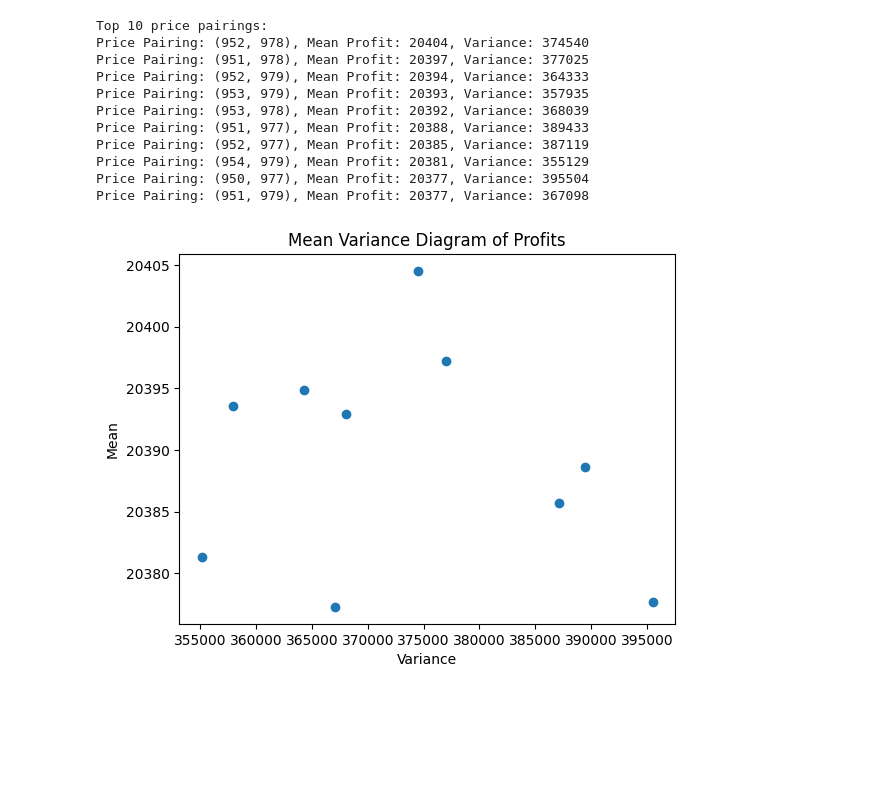
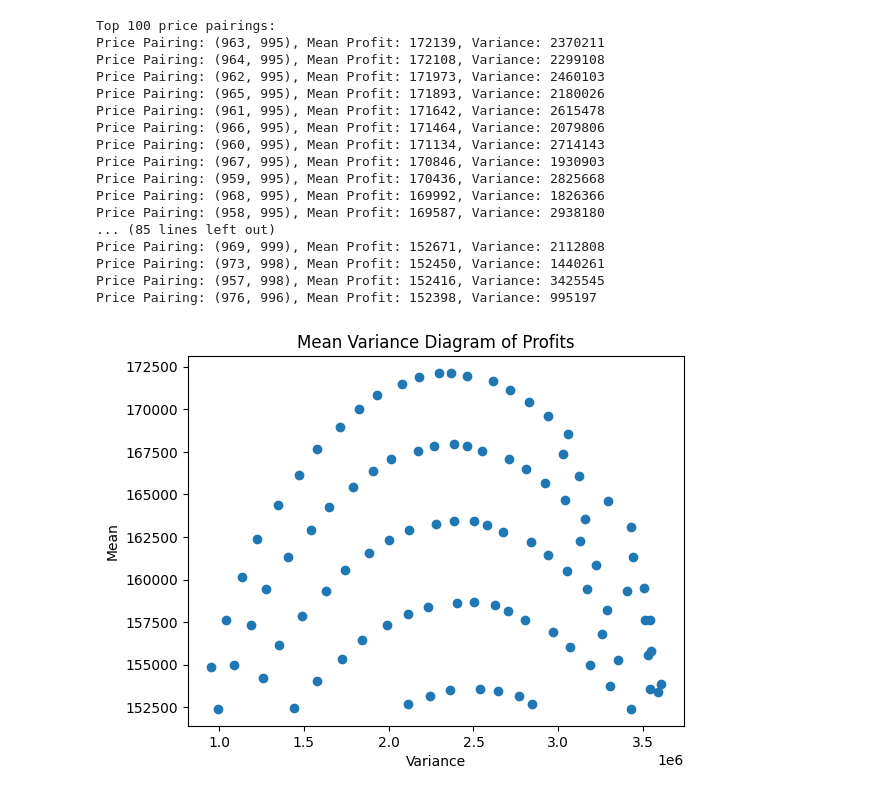
Before and after one commit to johannesfuest/prosperity-2, a Jupyter notebook: manual_trades/round_1.ipynb, the cells around one changed output. Cells and saved outputs as stored; diff of their text form; code cells hidden in the pictures; blank space fills up the shorter version.

Commit message:
changed sim to look at realistic second price range

```diff
--- a/manual_trades/round_1.ipynb
+++ b/manual_trades/round_1.ipynb
@@ -10,7 +10,7 @@ def inverse_cdf(x):
 # %%
 #simulate for each price pairing and calculate mean and variance of profits across N_SIMULATIONS simulations
 
-N_GOLDFISH = 1000
+N_GOLDFISH = 10000
 N_SIMULATIONS = 1000
 results = []
 profits = {}
@@ -21,7 +21,7 @@ for _ in tqdm(range(N_SIMULATIONS), desc="Simulating..."):
     res_prices = np.array([inverse_cdf(u) for u in uniform_samples])
     #iterate over all reasonable price pairs
     for p1 in range(901, 999):
-        for p2 in range(p1+1, 1000):
+        for p2 in range(995, 1000):
             #calculate profits for current simulation iteration and record mean, variance, and price pair
             total_profit = 0
             for i in range(N_GOLDFISH):
@@ -42,30 +42,36 @@ for pair in tqdm(profits, desc="Calculating results..."):
 # # order results by mean profit descending
 results = sorted(results, key=lambda x: x[0], reverse=True)
 # %%
-n = 10
+n = 100
 print(f"Top {n} price pairings:")
 for i in range(n):
     print(f"Price Pairing: {results[i][2]}, Mean Profit: {int(results[i][0])}, Variance: {int(results[i][1])}")
 
 #plot the mean variance diagram of profits for top n
 means = [r[0] for r in results[:n]]
 variances = [r[1] for r in results[:n]]
 plt.scatter(variances, means)
 plt.xlabel("Variance")
 plt.ylabel("Mean")
 plt.title("Mean Variance Diagram of Profits")
 #label points with 5 highest means
 plt.show()
 # %% [output]
-Top 10 price pairings:
-Price Pairing: (952, 978), Mean Profit: 20404, Variance: 374540
-Price Pairing: (951, 978), Mean Profit: 20397, Variance: 377025
-Price Pairing: (952, 979), Mean Profit: 20394, Variance: 364333
-Price Pairing: (953, 979), Mean Profit: 20393, Variance: 357935
-Price Pairing: (953, 978), Mean Profit: 20392, Variance: 368039
-Price Pairing: (951, 977), Mean Profit: 20388, Variance: 389433
-Price Pairing: (952, 977), Mean Profit: 20385, Variance: 387119
-Price Pairing: (954, 979), Mean Profit: 20381, Variance: 355129
-Price Pairing: (950, 977), Mean Profit: 20377, Variance: 395504
-Price Pairing: (951, 979), Mean Profit: 20377, Variance: 367098
+Top 100 price pairings:
+Price Pairing: (963, 995), Mean Profit: 172139, Variance: 2370211
+Price Pairing: (964, 995), Mean Profit: 172108, Variance: 2299108
+Price Pairing: (962, 995), Mean Profit: 171973, Variance: 2460103
+Price Pairing: (965, 995), Mean Profit: 171893, Variance: 2180026
+Price Pairing: (961, 995), Mean Profit: 171642, Variance: 2615478
+Price Pairing: (966, 995), Mean Profit: 171464, Variance: 2079806
+Price Pairing: (960, 995), Mean Profit: 171134, Variance: 2714143
+Price Pairing: (967, 995), Mean Profit: 170846, Variance: 1930903
+Price Pairing: (959, 995), Mean Profit: 170436, Variance: 2825668
+Price Pairing: (968, 995), Mean Profit: 169992, Variance: 1826366
+Price Pairing: (958, 995), Mean Profit: 169587, Variance: 2938180
+... (85 lines left out)
+Price Pairing: (969, 999), Mean Profit: 152671, Variance: 2112808
+Price Pairing: (973, 998), Mean Profit: 152450, Variance: 1440261
+Price Pairing: (957, 998), Mean Profit: 152416, Variance: 3425545
+Price Pairing: (976, 996), Mean Profit: 152398, Variance: 995197
-[figure, old version]
+[figure, new version]
```
